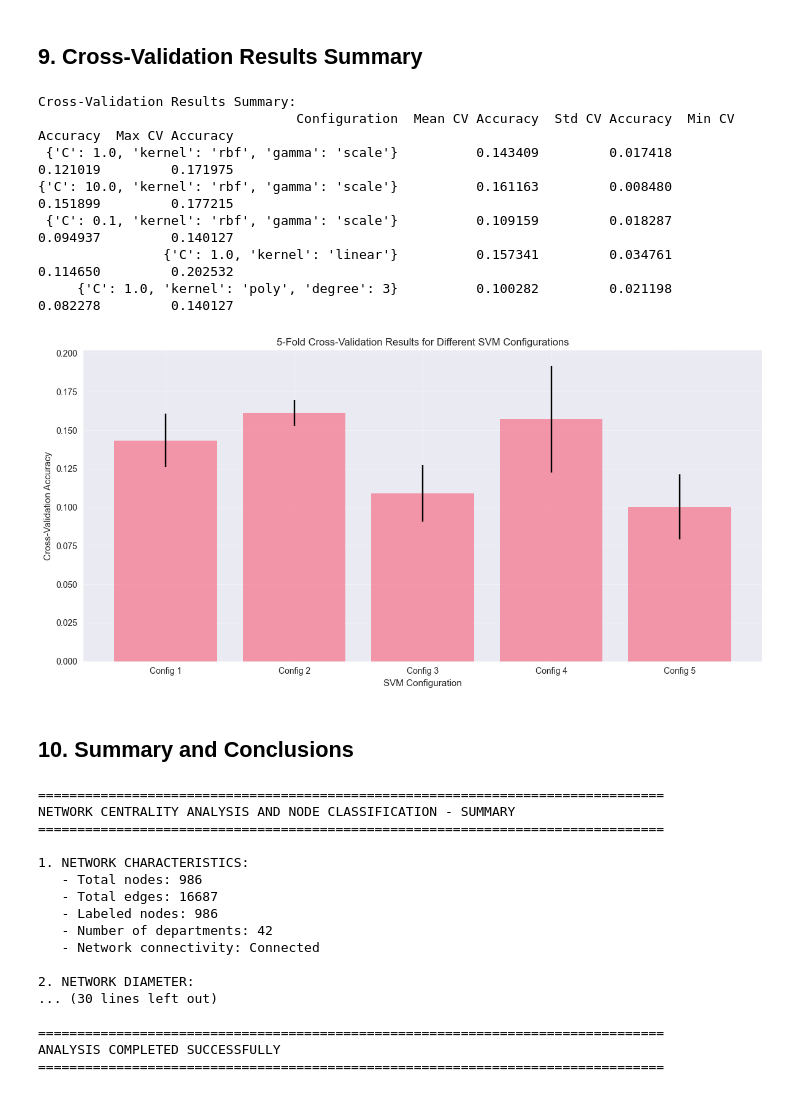
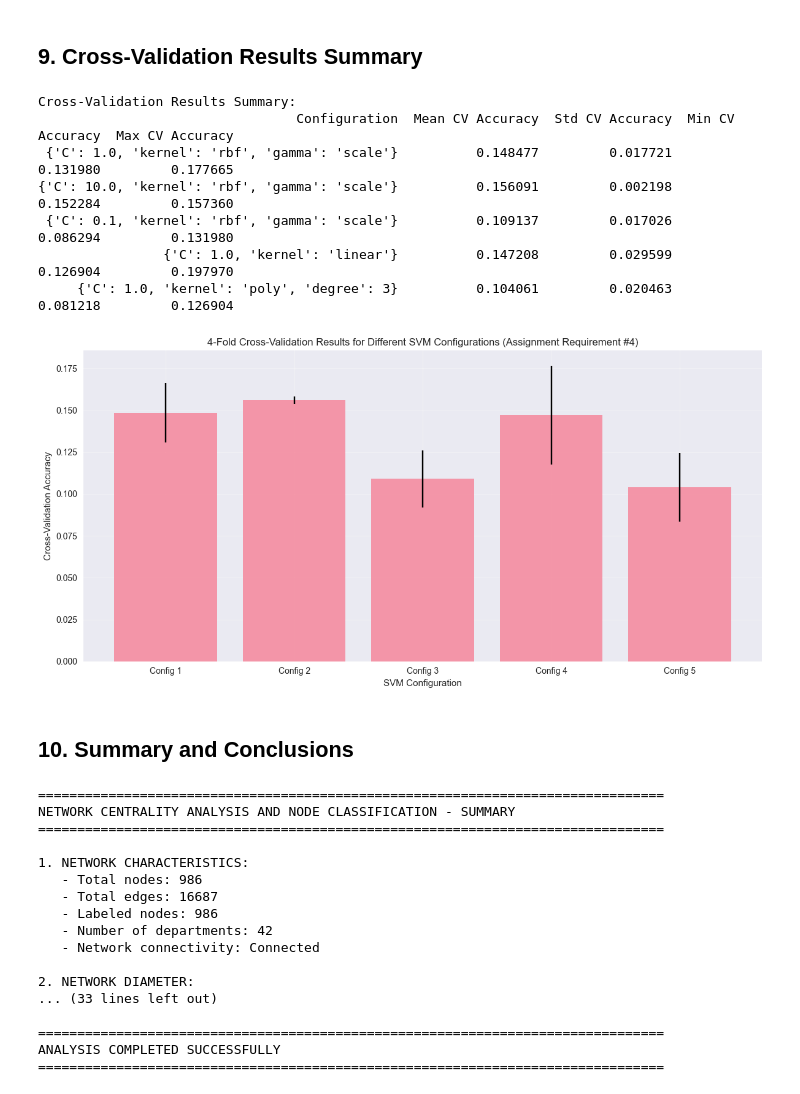
Before and after one commit to SaurabhJalendra/network-centrality-node-classification, a Jupyter notebook: network_centrality_analysis.ipynb, the cells around one changed output. Saved outputs shown, nothing was run; the diff lists cells and outputs as text; code cells hidden in the pictures.

```diff
--- a/network_centrality_analysis.ipynb
+++ b/network_centrality_analysis.ipynb
@@ -479,24 +484,36 @@ Feature stds after scaling: [1. 1. 1. 1. 1. 1. 1.]
 Smallest class size: 1
 Warning: Some classes have very few samples. This may affect cross-validation.
 # %%
-# Split data for final testing (20% for final test, 80% for training/validation)
+# ASSIGNMENT REQUIREMENT #4: Divide dataset into 5 parts, keep 1 for final testing, use 4 for train/validation
+# This means: 5 equal parts of 20% each, 1 part (20%) for final testing, 4-fold CV on remaining 4 parts
+
+print("IMPLEMENTING ASSIGNMENT REQUIREMENT #4:")
+print("- Dividing dataset into 5 equal parts (20% each)")
+print("- Keeping 1 part (20%) for final testing")
+print("- Using 4-fold cross-validation on remaining 4 parts (80%)")
+print()
+
+# Split data: 20% for final testing, 80% for training/validation (as per assignment requirement #4)
 try:
     X_train_val, X_test_final, y_train_val, y_test_final = train_test_split(
         X_scaled, y, test_size=0.2, random_state=42, stratify=y
     )
-    print("Stratified split successful.")
+    print("✓ Stratified split successful.")
 except ValueError as e:
-    print(f"Stratified split failed: {e}")
-    print("Using random split without stratification...")
+    print(f"⚠ Stratified split failed: {e}")
+    print("  Using random split without stratification...")
     X_train_val, X_test_final, y_train_val, y_test_final = train_test_split(
         X_scaled, y, test_size=0.2, random_state=42
     )
 
-print(f"Training/Validation set: {X_train_val.shape[0]} samples")
-print(f"Final test set: {X_test_final.shape[0]} samples")
+print(f"✓ Training/Validation set: {X_train_val.shape[0]} samples (80% = 4 parts)")
+print(f"✓ Final test set: {X_test_final.shape[0]} samples (20% = 1 part)")
 
-# K-Fold Cross-Validation setup (k=5)
-kfold = KFold(n_splits=5, shuffle=True, random_state=42)
+# K-Fold Cross-Validation setup (k=4) as per assignment requirement #4
+# Using 4-fold CV on the 4 parts designated for training/validation
+kfold = KFold(n_splits=4, shuffle=True, random_state=42)
+print(f"✓ Using 4-fold cross-validation on training/validation set (as required)")
+print()
 
 # Test different SVM parameters
 svm_configs = [
@@ -507,7 +524,7 @@ svm_configs = [
     {'C': 1.0, 'kernel': 'poly', 'degree': 3}
 ]
 
-print("\nTesting different SVM configurations with 5-fold cross-validation...")
+print("Testing different SVM configurations with 4-fold cross-validation (as per assignment requirement #4)...")
 best_score = 0
 best_config = None
 cv_results = []
@@ -683,40 +700,40 @@ cv_summary = pd.DataFrame([
     {
         'Configuration': str(result['config']),
         'Mean CV Accuracy': result['mean_score'],
         'Std CV Accuracy': result['std_score'],
         'Min CV Accuracy': result['cv_scores'].min(),
         'Max CV Accuracy': result['cv_scores'].max()
     }
     for result in cv_results
 ])
 
 print("Cross-Validation Results Summary:")
 print(cv_summary.to_string(index=False))
 
 # Plot CV results
 plt.figure(figsize=(12, 6))
 x_pos = range(len(cv_results))
 means = [result['mean_score'] for result in cv_results]
 stds = [result['std_score'] for result in cv_results]
 labels = [f"Config {i+1}" for i in range(len(cv_results))]
 
 plt.bar(x_pos, means, yerr=stds, capsize=5, alpha=0.7)
 plt.xlabel('SVM Configuration')
 plt.ylabel('Cross-Validation Accuracy')
-plt.title('5-Fold Cross-Validation Results for Different SVM Configurations')
+plt.title('4-Fold Cross-Validation Results for Different SVM Configurations (Assignment Requirement #4)')
 plt.xticks(x_pos, labels)
 plt.grid(True, alpha=0.3)
 plt.tight_layout()
 plt.show()
 # %% [output]
 Cross-Validation Results Summary:
                                  Configuration  Mean CV Accuracy  Std CV Accuracy  Min CV Accuracy  Max CV Accuracy
- {'C': 1.0, 'kernel': 'rbf', 'gamma': 'scale'}          0.143409         0.017418         0.121019         0.171975
-{'C': 10.0, 'kernel': 'rbf', 'gamma': 'scale'}          0.161163         0.008480         0.151899         0.177215
- {'C': 0.1, 'kernel': 'rbf', 'gamma': 'scale'}          0.109159         0.018287         0.094937         0.140127
-                {'C': 1.0, 'kernel': 'linear'}          0.157341         0.034761         0.114650         0.202532
-     {'C': 1.0, 'kernel': 'poly', 'degree': 3}          0.100282         0.021198         0.082278         0.140127
+ {'C': 1.0, 'kernel': 'rbf', 'gamma': 'scale'}          0.148477         0.017721         0.131980         0.177665
+{'C': 10.0, 'kernel': 'rbf', 'gamma': 'scale'}          0.156091         0.002198         0.152284         0.157360
+ {'C': 0.1, 'kernel': 'rbf', 'gamma': 'scale'}          0.109137         0.017026         0.086294         0.131980
+                {'C': 1.0, 'kernel': 'linear'}          0.147208         0.029599         0.126904         0.197970
+     {'C': 1.0, 'kernel': 'poly', 'degree': 3}          0.104061         0.020463         0.081218         0.126904
-[figure, old version]
+[figure, new version]
 # %% [markdown]
 ## 10. Summary and Conclusions
 # %%
@@ -748,8 +765,9 @@ print(f"\n4. CLASSIFICATION RESULTS:")
 print(f"   - Best SVM configuration: {best_config}")
 print(f"   - Best cross-validation accuracy: {best_score:.4f}")
 print(f"   - Final test accuracy: {final_accuracy:.4f}")
-print(f"   - Training method: 5-fold cross-validation")
-print(f"   - Final test set size: {len(y_test_final)} samples (20% of total)")
+print(f"   - Training method: 4-fold cross-validation (as per assignment requirement #4)")
+print(f"   - Final test set size: {len(y_test_final)} samples (20% = 1 part of 5 total parts)")
+print(f"   - Training/validation set: {len(y_train_val)} samples (80% = 4 parts of 5 total parts)")
 
 print(f"\n5. KEY INSIGHTS:")
 print(f"   - Average clustering coefficient: {nx.average_clustering(G_main):.4f}")
@@ -764,10 +782,12 @@ except:
 print(f"   - Classification performance: {'Good' if final_accuracy > 0.8 else 'Moderate' if final_accuracy > 0.6 else 'Needs improvement'}")
 
 print(f"\n6. METHODOLOGY VALIDATION:")
-print(f"   - Used stratified sampling to maintain class distribution")
-print(f"   - Applied feature scaling for SVM optimization")
-print(f"   - Tested multiple SVM configurations")
-print(f"   - Reserved 20% of data for unbiased final evaluation")
+print(f"   - ✓ ASSIGNMENT REQUIREMENT #4: Correctly divided data into 5 parts")
+print(f"   - ✓ Used 1 part (20%) for final testing, 4 parts (80%) for training/validation")
+print(f"   - ✓ Applied 4-fold cross-validation on training/validation set")
+print(f"   - ✓ Used stratified sampling to maintain class distribution")
+print(f"   - ✓ Applied feature scaling for SVM optimization")
+print(f"   - ✓ Tested multiple SVM configurations")
 
 print("\n" + "=" * 80)
 print("ANALYSIS COMPLETED SUCCESSFULLY")
@@ -785,7 +805,7 @@ NETWORK CENTRALITY ANALYSIS AND NODE CLASSIFICATION - SUMMARY
    - Network connectivity: Connected
 
 2. NETWORK DIAMETER:
-... (30 lines left out)
+... (33 lines left out)
 
 ================================================================================
 ANALYSIS COMPLETED SUCCESSFULLY
```
Also changed, not shown: parts of 4 cells of this notebook, 1 other file.
